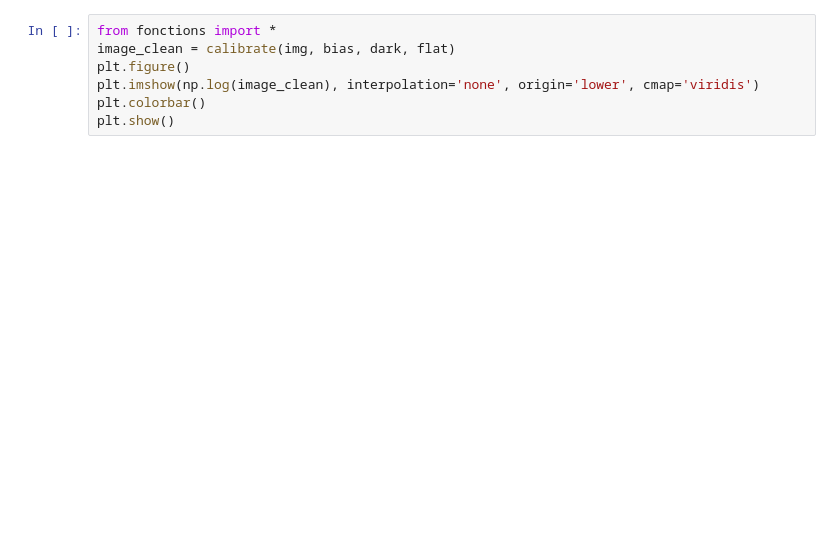
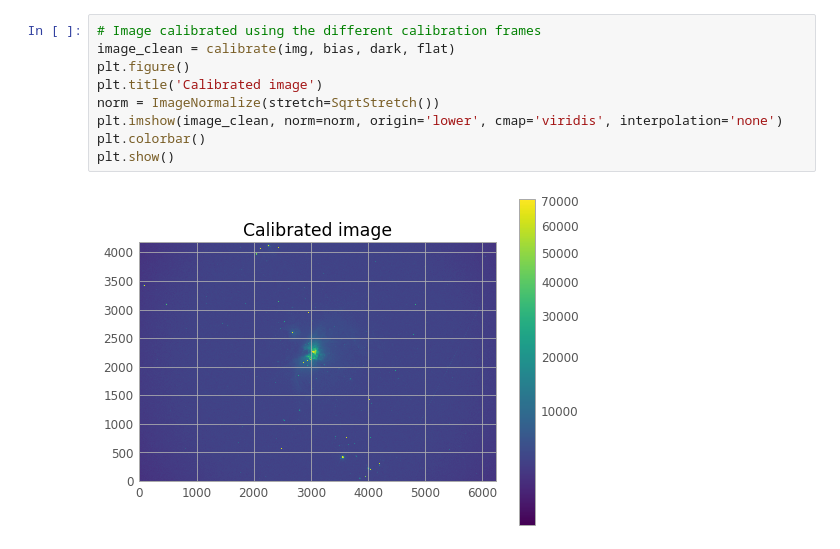
Before and after one commit to SSAEPFL/PSF, a Jupyter notebook: astropy-fits.ipynb, the cells around one changed output. Drawn from its saved outputs; the diff is of its cells as text; blank space fills up the shorter version.

```diff
--- a/astropy-fits.ipynb
+++ b/astropy-fits.ipynb
@@ -76,7 +92,11 @@ plt.show()
 # %%
-from fonctions import *
+# Image calibrated using the different calibration frames
 image_clean = calibrate(img, bias, dark, flat)
 plt.figure()
-plt.imshow(np.log(image_clean), interpolation='none', origin='lower', cmap='viridis')
+plt.title('Calibrated image')
+norm = ImageNormalize(stretch=SqrtStretch())
+plt.imshow(image_clean, norm=norm, origin='lower', cmap='viridis', interpolation='none')
 plt.colorbar()
 plt.show()
+# %% [output]
+[figure, added]
```
Also changed, not shown: parts of 13 cells of this notebook.
